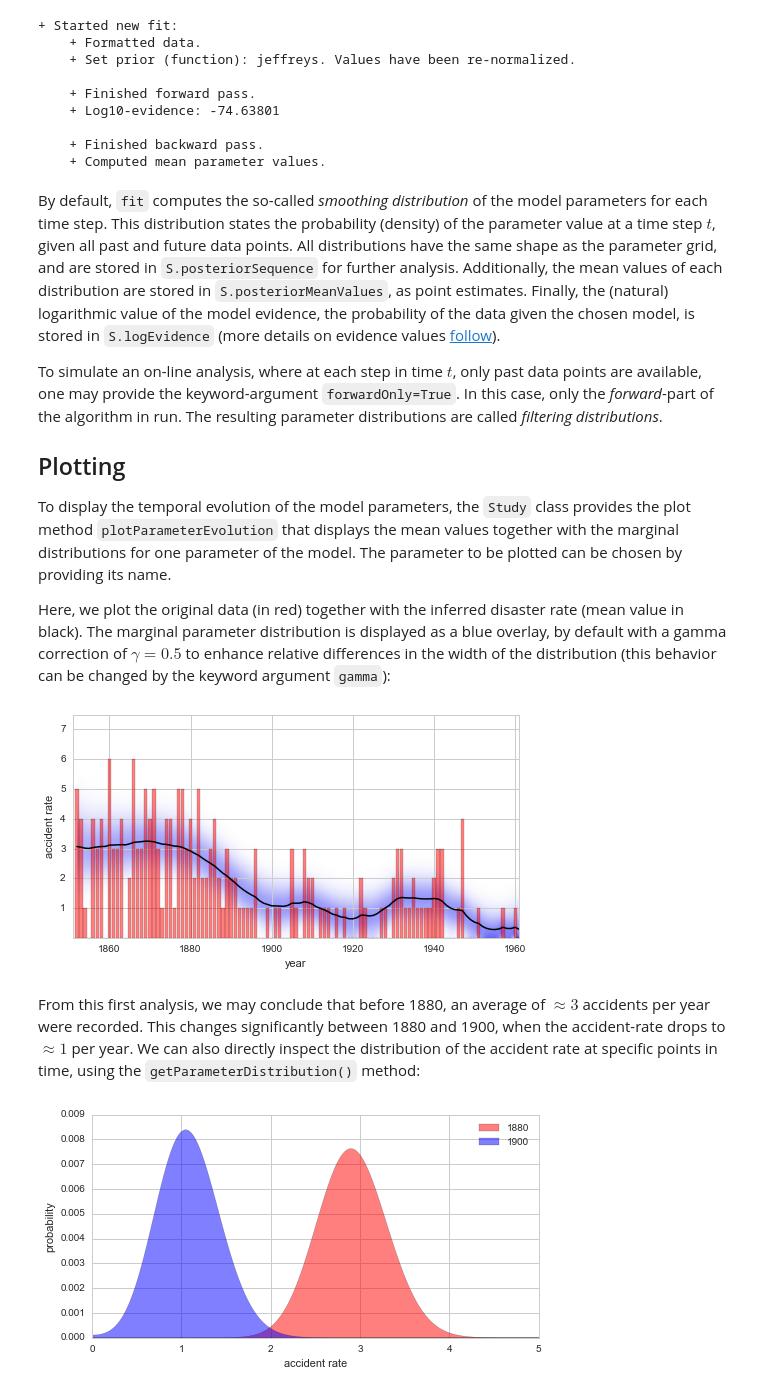
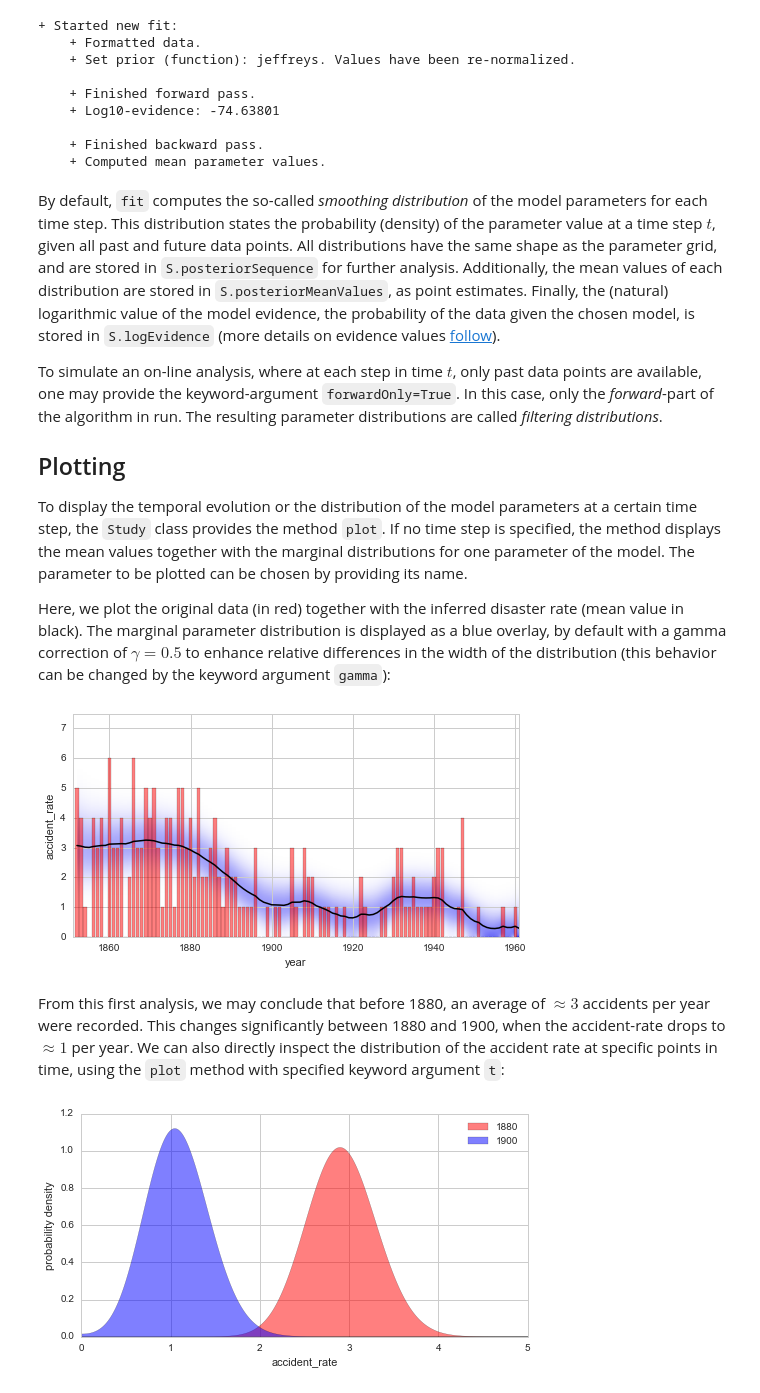
Before and after one commit to christophmark/bayesloop, a Jupyter notebook: docs/source/tutorials/firststeps.ipynb, the cells around one changed output. Cells and saved outputs as stored; diff of their text form; code cells hidden in the pictures.

```diff
--- a/docs/source/tutorials/firststeps.ipynb
+++ b/docs/source/tutorials/firststeps.ipynb
@@ -32,7 +32,7 @@ data = np.array([5, 4, 1, 0, 4, 3, 4, 0, 6, 3, 3, 4, 0, 2, 6, 3, 3, 5, 4, 5, 3,
                  0, 2, 1, 0, 0, 0, 1, 1, 0, 2, 3, 3, 1, 1, 2, 1, 1, 1, 1, 2, 3, 3, 0,
                  0, 0, 1, 4, 0, 0, 0, 1, 0, 0, 0, 0, 0, 1, 0, 0, 1, 0])
 
-S.loadData(data, timestamps=np.arange(1852, 1962))
+S.load(data, timestamps=np.arange(1852, 1962))
 # %% [output]
 + Successfully imported array.
 # %% [markdown]
@@ -111,7 +111,7 @@ By default, `fit` computes the so-called *smoothing distribution* of the model p
 To simulate an on-line analysis, where at each step in time $t$, only past data points are available, one may provide the keyword-argument `forwardOnly=True`. In this case, only the *forward*-part of the algorithm in run. The resulting parameter distributions are called *filtering distributions*.
 
 ## Plotting
-To display the temporal evolution of the model parameters, the `Study` class provides the plot method `plotParameterEvolution` that displays the mean values together with the marginal distributions for one parameter of the model. The parameter to be plotted can be chosen by providing its name.
+To display the temporal evolution or the distribution of the model parameters at a certain time step, the `Study` class provides the method `plot`. If no time step is specified, the method displays the mean values together with the marginal distributions for one parameter of the model. The parameter to be plotted can be chosen by providing its name.
 
 Here, we plot the original data (in red) together with the inferred disaster rate (mean value in black). The marginal parameter distribution is displayed as a blue overlay, by default with a gamma correction of $\gamma=0.5$ to enhance relative differences in the width of the distribution (this behavior can be changed by the keyword argument `gamma`):
 # %%
@@ -121,23 +121,23 @@ plt.figure(figsize=(8, 4))
 plt.bar(S.rawTimestamps, S.rawData, align='center', facecolor='r', alpha=.5)
 
 # parameter plot
-S.plotParameterEvolution('accident rate')
+S.plot('accident_rate')
 
 plt.xlim([1851, 1961])
 plt.xlabel('year');
 # %% [output]
-[figure, old version]
+[figure, new version]
 # %% [markdown]
-From this first analysis, we may conclude that before 1880, an average of $\approx 3$ accidents per year were recorded. This changes significantly between 1880 and 1900, when the accident-rate drops to $\approx 1$ per year. We can also directly inspect the distribution of the accident rate at specific points in time, using the `getParameterDistribution()` method:
+From this first analysis, we may conclude that before 1880, an average of $\approx 3$ accidents per year were recorded. This changes significantly between 1880 and 1900, when the accident-rate drops to $\approx 1$ per year. We can also directly inspect the distribution of the accident rate at specific points in time, using the `plot` method with specified keyword argument `t`:
 # %%
 plt.figure(figsize=(8, 4))
 
-r1, p1 = S.getParameterDistribution(1880, 'accident rate', plot=True, facecolor='r', alpha=0.5, label='1880')
-r2, p2 = S.getParameterDistribution(1900, 'accident rate', plot=True, facecolor='b', alpha=0.5, label='1900')
+S.plot('accident_rate', t=1880, facecolor='r', alpha=0.5, label='1880')
+S.plot('accident_rate', t=1900, facecolor='b', alpha=0.5, label='1900')
 
 plt.legend()
 plt.xlim([0, 5]);
 # %% [output]
-[figure, old version]
+[figure, new version]
 # %% [markdown]
 Without the `plot=True` argument, this method only returns the parameter values (`r1`, `r2`, as specified when setting the observation model) as well as the corresponding probability values `p1` and `p2`. Note that the returned probability values are always normalized to 1, so that we may easily evaluate the probability of certain conditions, like the probability of an accident rate < 1 in the year 1900:
```
Also changed, not shown: parts of 10 cells of this notebook, 6 other files.
